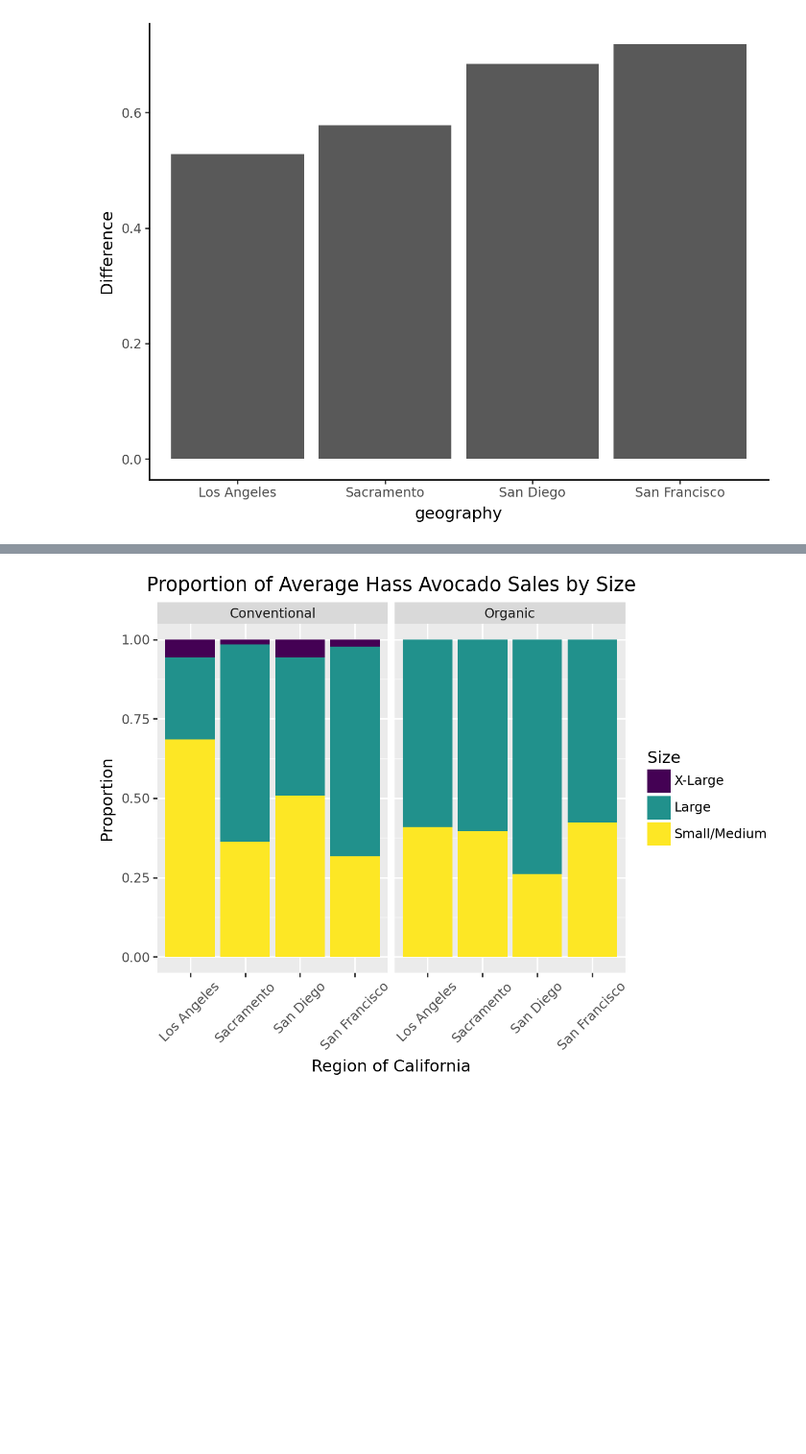
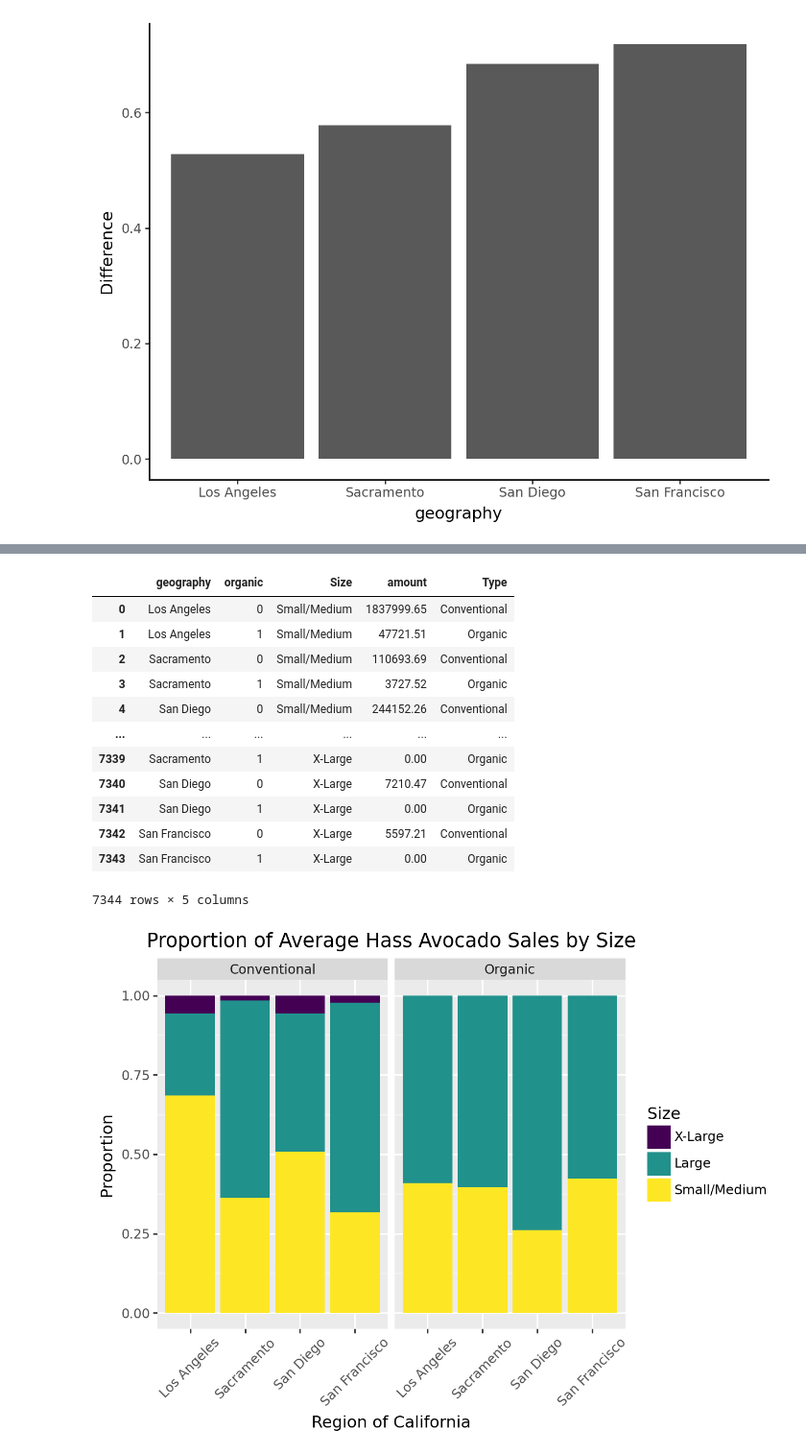
Before and after one commit to davisbove/GSB_544, a Jupyter notebook: Lab_2/Lab_2.ipynb, the cells around one changed output, grey strips where cells are left out. Shown at 96% size. Saved outputs shown, nothing was run; the diff lists cells and outputs as text; code cells hidden in the pictures; blank space fills up the shorter version.

```diff
--- a/Lab_2/Lab_2.ipynb
+++ b/Lab_2/Lab_2.ipynb
@@ -239 +257,17 @@ See the caveats in the documentation: https://pandas.pydata.org/pandas-docs/stab
+# %%
+long_cali
+# %% [output]
+|  | geography | organic | Size | amount | Type |
+| 0 | Los Angeles | 0 | Small/Medium | 1837999.65 | Conventional |
+| 1 | Los Angeles | 1 | Small/Medium | 47721.51 | Organic |
+| 2 | Sacramento | 0 | Small/Medium | 110693.69 | Conventional |
+| 3 | Sacramento | 1 | Small/Medium | 3727.52 | Organic |
+| 4 | San Diego | 0 | Small/Medium | 244152.26 | Conventional |
+| ... | ... | ... | ... | ... | ... |
+| 7339 | Sacramento | 1 | X-Large | 0.00 | Organic |
+| 7340 | San Diego | 0 | X-Large | 7210.47 | Conventional |
+| 7341 | San Diego | 1 | X-Large | 0.00 | Organic |
+| 7342 | San Francisco | 0 | X-Large | 5597.21 | Conventional |
+| 7343 | San Francisco | 1 | X-Large | 0.00 | Organic |
+7344 rows × 5 columns
 # %%
```
Also changed, not shown: parts of 4 cells of this notebook, 2 other files.
